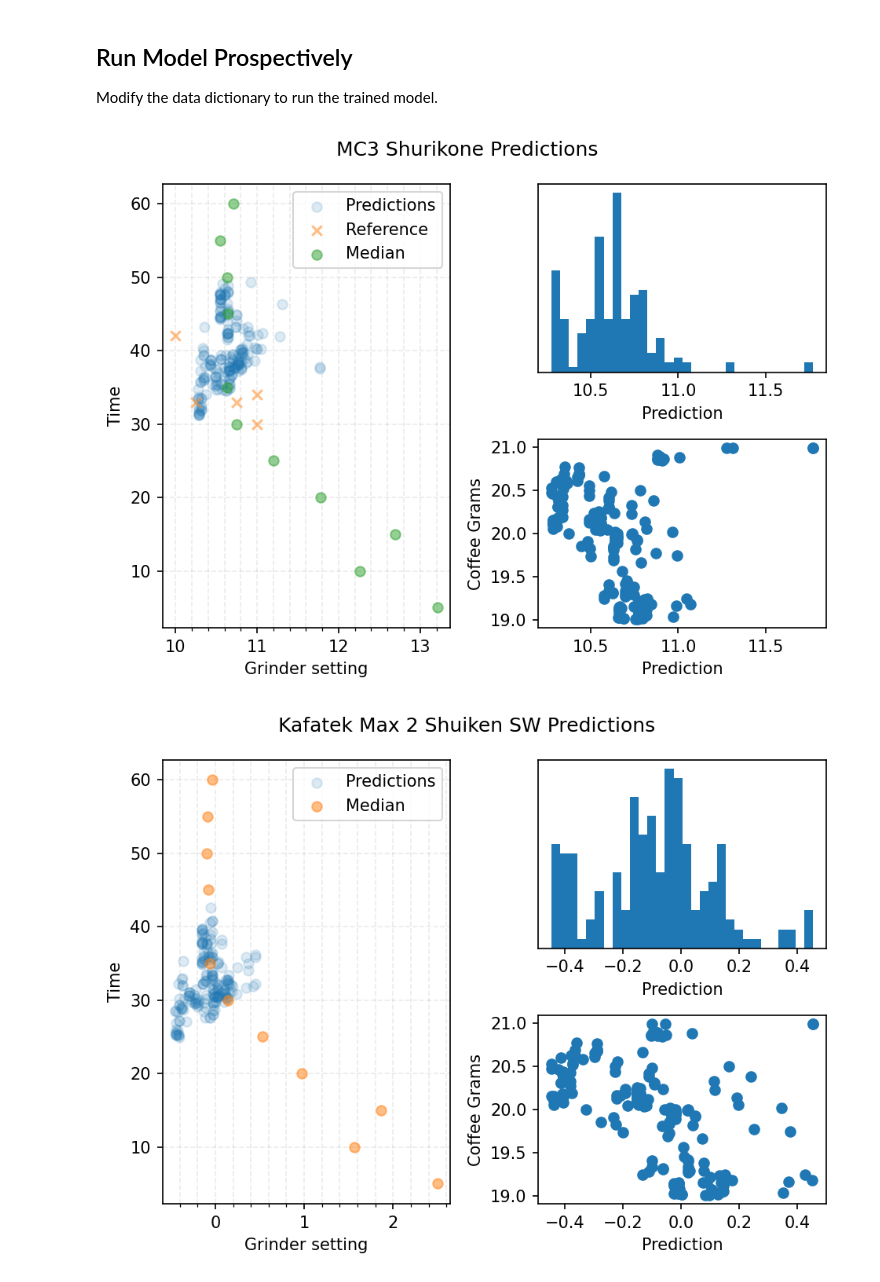
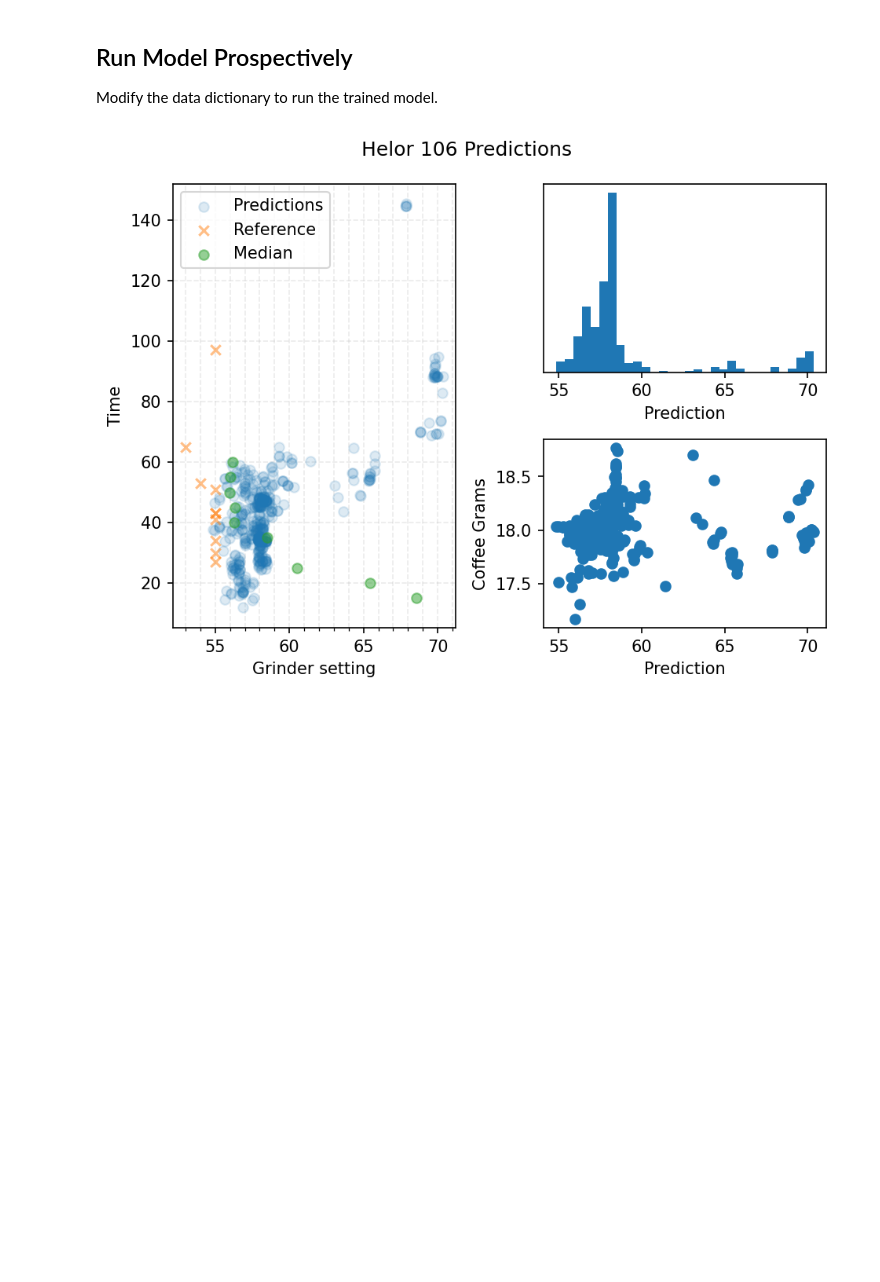
Before and after one commit to badisa/optpresso, a Jupyter notebook: notebooks/alternative_models.ipynb, the cells around one changed output. Cells and saved outputs as stored; diff of their text form; code cells hidden in the pictures; blank space fills up the shorter version.

```diff
--- a/notebooks/alternative_models.ipynb
+++ b/notebooks/alternative_models.ipynb
@@ -164,7 +172,7 @@ Dropping tdstempc
 Initially values were just the grams weighed before grinding. After getting a more precise scale, data has been collected after grinding/prep, want to see if using that data can enhance the training.
 # %%
 def resample_field(
-    frame, field: str, groupby: List[str], mean=0.0, std=1.0, samples: int = 3, seed: int = 814
+    frame, field: str, groupby: List[str], mean: float = 0.0, std: float = 1.0, samples: int = 3, seed: int = 814
 ):
     to_sample = []
     rng = np.random.default_rng(seed)
@@ -249,10 +257,10 @@ def plot_grinder_predictions(grinder: str, prediction_field: str, y, y_pred):
     return fig
 # %%
 # Samples values for the training set
-enhance_sample = True
+enhance_sample = False
 
 estimators = 1000
-num_days = 4
+num_days = 6
 days_in_seconds = 24 * 60 * 60 * num_days
 data = df.copy()
 latest_date = data.date.max()
@@ -262,9 +270,10 @@ test = data.drop(train.index)
 
 if enhance_sample:
     sampled_coffee = resample_field(train, "coffeegrams", ["grinder", "coffee"], std=0.1, samples=2)
-    # sampled_output = resample_field(train, "output", ["grinder", "coffee"], std=0.1, samples=2)
-    # sampled_grind = resample_field(train, "grindersetting", ["grinder", "coffee", "machineprofile"], std=0.05, samples=2)
-    train = pd.concat([train, sampled_coffee])
+    sampled_output = resample_field(train, "output", ["grinder", "coffee"], std=0.1, samples=2)
+# Can't justify randomizing grinder settings with a fixed std dev, as it is grinder dependent
+#     sampled_grind = resample_field(train, "grindersetting", ["grinder", "coffee", "machineprofile"], std=0.05, samples=2)
+    train = pd.concat([train, sampled_coffee, sampled_output])
 for prediction_field in ["grindersetting", "time"]:
     print("Prediction", prediction_field)
     for dropped in [("date", "roastdate"), ("date", "roastdate", "grindum", "grindstdum")]:
@@ -312,9 +321,9 @@ def percent_diff(x, y):
 
 Select the number of estimators and whether to try and generate more samples.
 # %%
-enhance_sample = True
+enhance_sample = False
 estimators = 1000
-dropped = ("date", "roastdate", "grindum", "grindstdum")
+dropped = ("date", "roastdate")
 
 training = df
 if enhance_sample:
@@ -345,20 +354,20 @@ Modify the data dictionary to run the trained model.
 # %%
 build_new_model = False
 data = {
-    "coffee": "Woodcat - Peru Cajamarca Kovachii Washed",
-    "coffeegrams": 20.0,
-    "roastdate": "04/05/24",
-    "time": 40,
-    "output": 46.0,
-    "machine": "Decent DE1PRO",
-    "machineprofile": "Londonium",
-    "grinder": None,  # Leave None to predict for all grinders,
-    "basket": "Sworks Billet High Flow",
+    "coffee": "Kaffeelix - Kii AB Kii Factory Rungeto FCS Kirinyaga County Kenya SL28 SL34 Ruiru11 Batian",
+    "coffeegrams": 18.0,
+    "roastdate": "04/23/24",
+    "time": 30,
+    "output": 36.0,
+    "machine": "Flair Pro 2",
+    "machineprofile": None,
+    "grinder": "Helor 106",  # Leave None to predict for all grinders,
+    "basket": None,
     "filter": "",
-    "agtron": 66.8,
+    "agtron": None,
     "grindum": None,
     "grindstdum": None,
-    "densitygml": 0.418,
+    "densitygml": None,
 }
 
 
@@ -504,34 +513,33 @@ for grinder in sorted(df.grinder.unique(), reverse=True, key=grinder_last_used):
 
     reference_vals = ref_df[
         (ref_df.coffee == test_df.coffee.values[0])
         & (ref_df.roaster == test_df.roaster.values[0])
         & (ref_df.roastdate == test_df.roastdate.values[0])
         & (ref_df.machine.str.lower() == test_df.machine.str.lower().values[0])
         & (ref_df.grinder == grinder)
-        & (ref_df.machineprofile.str.lower() == test_df.machineprofile.str.lower().values[0])
-        & (ref_df.basket.str.lower() == test_df.basket.str.lower().values[0])
+        #& (ref_df.machineprofile.str.lower() == test_df.machineprofile.str.lower().values[0])
+        #& (ref_df.basket.str.lower() == test_df.basket.str.lower().values[0])
         & (ref_df["filter"].str.lower() == test_df["filter"].str.lower().values[0])
     ]
     if len(reference_vals):
         plot3.scatter(
             reference_vals.grindersetting,
             reference_vals.time,
             label="Reference",
             marker="x",
             alpha=0.5,
         )
 
     plot3.scatter(med, times, label="Median", alpha=0.5)
     # plot3.scatter(mean, times, label="Mean", alpha=0.5)
 
     plot3.set_ylabel("Time")
     plot3.set_xlabel("Grinder setting")
     plot3.get_xaxis().set_minor_locator(AutoMinorLocator())
     plot3.legend()
     plot3.set_axisbelow(True)
     plot3.grid(linestyle="--", which="both", alpha=.25)
     fig.tight_layout()
     plt.show()
 # %% [output]
-[figure, old version]
+[figure, new version]
-[figure, removed]
```
Also changed, not shown: parts of 5 cells of this notebook.
